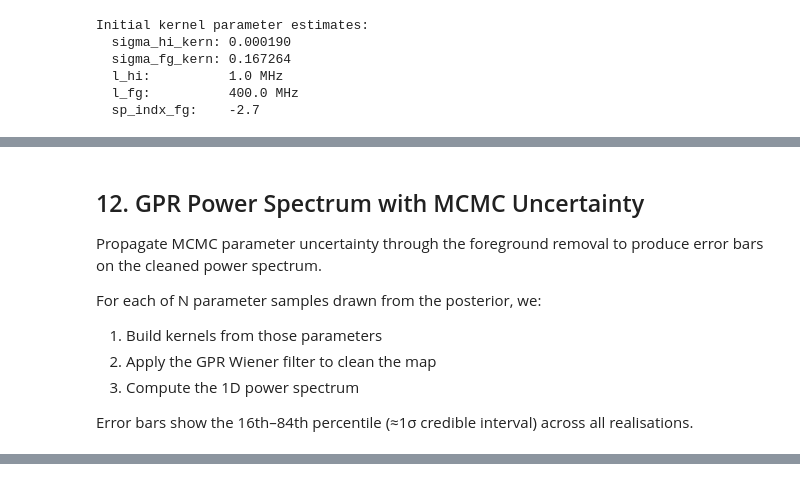
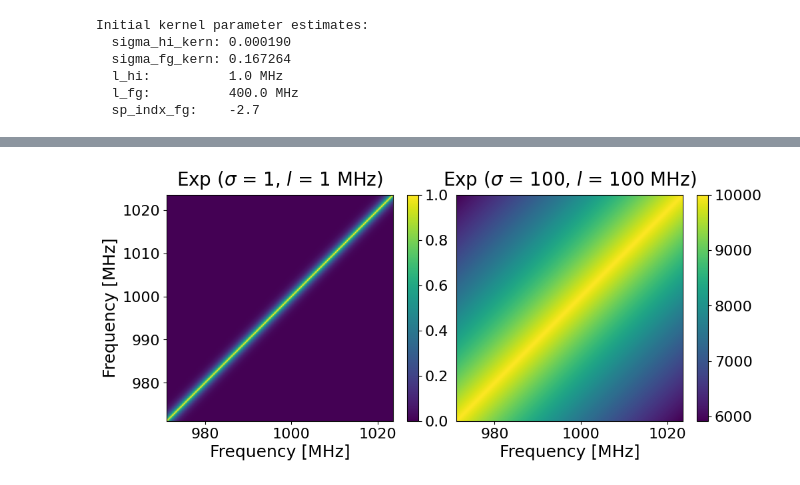
Before and after one commit to grxcetait/senior_honours_project, a Jupyter notebook: notebooks/week5/gpr_foreground_removal.ipynb, the cells around one changed output, grey strips where cells are left out. Saved outputs shown, nothing was run; the diff lists cells and outputs as text; code cells hidden in the pictures.

```diff
--- a/notebooks/week5/gpr_foreground_removal.ipynb
+++ b/notebooks/week5/gpr_foreground_removal.ipynb
@@ -1178,12 +221,0 @@ print(f"  Difference from truth = {abs(medians_sp[4] - (-2.7)):.2f}")
-# %% [markdown]
-## 12. GPR Power Spectrum with MCMC Uncertainty
-
-Propagate MCMC parameter uncertainty through the foreground removal to produce
-error bars on the cleaned power spectrum.
-
-For each of N parameter samples drawn from the posterior, we:
-1. Build kernels from those parameters
-2. Apply the GPR Wiener filter to clean the map
-3. Compute the 1D power spectrum
-
-Error bars show the 16th–84th percentile (≈1σ credible interval) across all realisations.
@@ -1299,0 +222,28 @@ print(f"  Error bars: 16th–84th percentile across {n_samples} MCMC posterior s
+# %%
+# plot the exponential kernals
+
+exp_kern_3 = exponential_kernel(mock.nu/1e6,mock.nu/1e6,1,1)
+exp_kern_4 = exponential_kernel(mock.nu/1e6,mock.nu/1e6,100,100)
+
+fig,axes = plt.subplots(1,2,figsize=(10,5), layout = "constrained")
+im = axes[0].imshow(exp_kern_3,origin='lower',extent=[mock.nu[0]/1e6,mock.nu[-1]/1e6,mock.nu[0]/1e6,mock.nu[-1]/1e6])
+cb1 = fig.colorbar(im, location='right', fraction = 0.05)
+cb1.ax.tick_params(labelsize=fs-2)
+axes[0].set_xlabel('Frequency [MHz]', fontsize=fs)
+axes[0].set_ylabel('Frequency [MHz]', fontsize=fs)
+axes[0].set_title(r'Exp ($\sigma$ = 1, $l$ = 1 MHz)', fontsize=fs+2, pad = 10)
+axes[0].tick_params(labelsize=fs-2)
+
+im = axes[1].imshow(exp_kern_4,origin='lower',extent=[mock.nu[0]/1e6,mock.nu[-1]/1e6,mock.nu[0]/1e6,mock.nu[-1]/1e6])
+cb2 = fig.colorbar(im, location='right', fraction = 0.05)
+cb2.ax.tick_params(labelsize=fs-2)
+axes[1].set_xlabel('Frequency [MHz]', fontsize=fs)
+#axes[1].set_ylabel('Frequency [MHz]', fontsize=fs)
+axes[1].set_title(r'Exp ($\sigma$ = 100, $l$ = 100 MHz)', fontsize=fs+2, pad = 10)
+axes[1].tick_params(labelsize=fs-2)
+axes[1].set_yticklabels([])
+axes[1].set_yticks([])
+
+save_project_plot(plt.gcf(), week_number = 6, filename = "exp_kernel_lengthscales_2.pdf")
+plt.show()
+# %% [output]
@@ -1299,0 +251 @@ print(f"  Error bars: 16th–84th percentile across {n_samples} MCMC posterior s
+[figure, added]
```
Also changed, not shown: parts of 88 cells of this notebook, 46 other files.
